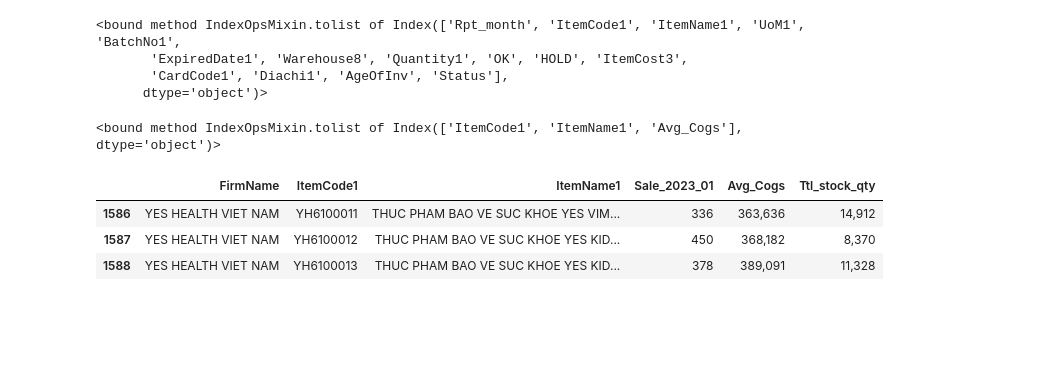
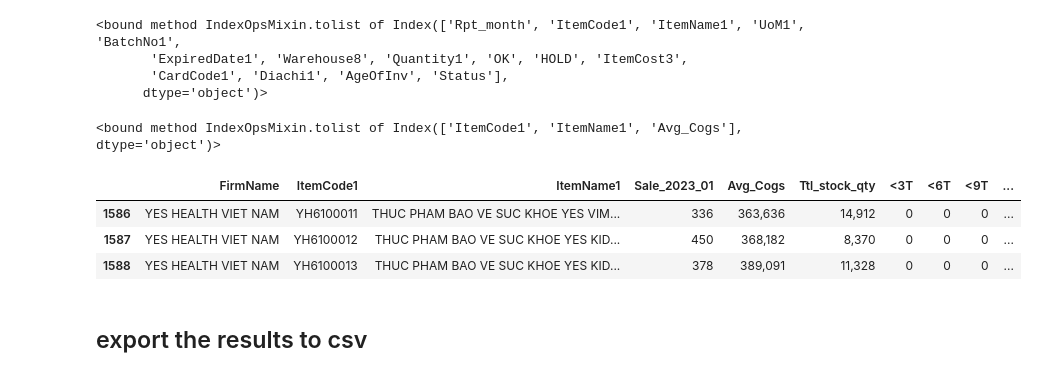
Before and after one commit to mesavn04/stock_level, a Jupyter notebook: test_REV_INV.ipynb, the cells around one changed output. Drawn from its saved outputs; the diff is of its cells as text; code cells hidden in the pictures; blank space fills up the shorter version.

```diff
--- a/test_REV_INV.ipynb
+++ b/test_REV_INV.ipynb
@@ -195,33 +195,40 @@ df_av_Cogs.columns.to_list
 # %%
 # using pandasql
 from pandasql import sqldf
 mysql = lambda q: sqldf(q, globals())
 
 qr_fn = """
 SELECT DISTINCT PS.FirmName,TV.ItemCode1,TV.ItemName1,
 SUM(CASE WHEN strftime('%Y-%m',PS.DocumentDate)=='2023-01' THEN PS.Amount ELSE 0 END) AS [Sale_2023_01],
 AVG(CASE WHEN strftime('%Y-%m',TV.Rpt_month)=='2023-01' THEN TV.ItemCost3 ELSE 0 END) AS [Avg_Cogs],
 SUM(TV.Quantity1) AS [Ttl_stock_qty],
-SUM(CASE WHEN TV.AgeOfInv <=3 THEN TV.Quantity1 ELSE 0 END) AS [<3T],
+SUM(CASE WHEN TV.AgeOfInv >0 AND TV.AgeOfInv <=3 THEN TV.Quantity1 ELSE 0 END) AS [<3T],
 SUM(CASE WHEN TV.AgeOfInv >3 AND TV.AgeOfInv <=6 THEN TV.Quantity1 ELSE 0 END) AS [<6T],
 SUM(CASE WHEN TV.AgeOfInv >6 AND TV.AgeOfInv <=9 THEN TV.Quantity1 ELSE 0 END) AS [<9T],
 SUM(CASE WHEN TV.AgeOfInv >9 AND TV.AgeOfInv <=12 THEN TV.Quantity1 ELSE 0 END) AS [<12T],
 SUM(CASE WHEN TV.AgeOfInv >12 AND TV.AgeOfInv <=18 THEN TV.Quantity1 ELSE 0 END) AS [<18T],
 SUM(CASE WHEN TV.AgeOfInv >18 AND TV.AgeOfInv <=24 THEN TV.Quantity1 ELSE 0 END) AS [<24T],
 SUM(CASE WHEN TV.AgeOfInv >24 AND TV.AgeOfInv <=36 THEN TV.Quantity1 ELSE 0 END) AS [<36T],
+SUM(CASE WHEN TV.AgeOfInv >36 THEN TV.Quantity1 ELSE 0 END) AS [>36T],
+SUM(CASE WHEN DM.QTY <>0 THEN DM.QTY ELSE 0 END) AS [DAMAGE],
+SUM(CASE WHEN TV.AgeOfInv <=0 THEN TV.Quantity1 ELSE 0 END) AS [OUT_EXP]
 FROM df_TKGV TV
 LEFT JOIN df_PrSlDl PS
 ON PS.ProductID = TV.ItemCode1
+LEFT JOIN df_dmg DM
+ON DM.ItemCode = TV.ItemCode1
 GROUP BY PS.FirmName,TV.ItemCode1,TV.ItemName1
 """
 
 df_fn_rev = mysql(qr_fn)
 
 # format float columns
 pd.set_option('display.float_format',lambda x: '{:,.0f}'.format(x))
 df_fn_rev.tail(3)
 # %% [output]
-|  | FirmName | ItemCode1 | ItemName1 | Sale_2023_01 | Avg_Cogs | Ttl_stock_qty |
-| 1586 | YES HEALTH VIET NAM | YH6100011 | THUC PHAM BAO VE SUC KHOE YES VIM... | 336 | 363,636 | 14,912 |
-| 1587 | YES HEALTH VIET NAM | YH6100012 | THUC PHAM BAO VE SUC KHOE YES KID... | 450 | 368,182 | 8,370 |
-| 1588 | YES HEALTH VIET NAM | YH6100013 | THUC PHAM BAO VE SUC KHOE YES KID... | 378 | 389,091 | 11,328 |
+|  | FirmName | ItemCode1 | ItemName1 | Sale_2023_01 | Avg_Cogs | Ttl_stock_qty | <3T | <6T | <9T | ... |
+| 1586 | YES HEALTH VIET NAM | YH6100011 | THUC PHAM BAO VE SUC KHOE YES VIM... | 336 | 363,636 | 14,912 | 0 | 0 | 0 | ... |
+| 1587 | YES HEALTH VIET NAM | YH6100012 | THUC PHAM BAO VE SUC KHOE YES KID... | 450 | 368,182 | 8,370 | 0 | 0 | 0 | ... |
+| 1588 | YES HEALTH VIET NAM | YH6100013 | THUC PHAM BAO VE SUC KHOE YES KID... | 378 | 389,091 | 11,328 | 0 | 0 | 0 | ... |
+# %% [markdown]
+## export the results to csv
```
Also changed, not shown: parts of 1 cell of this notebook.
